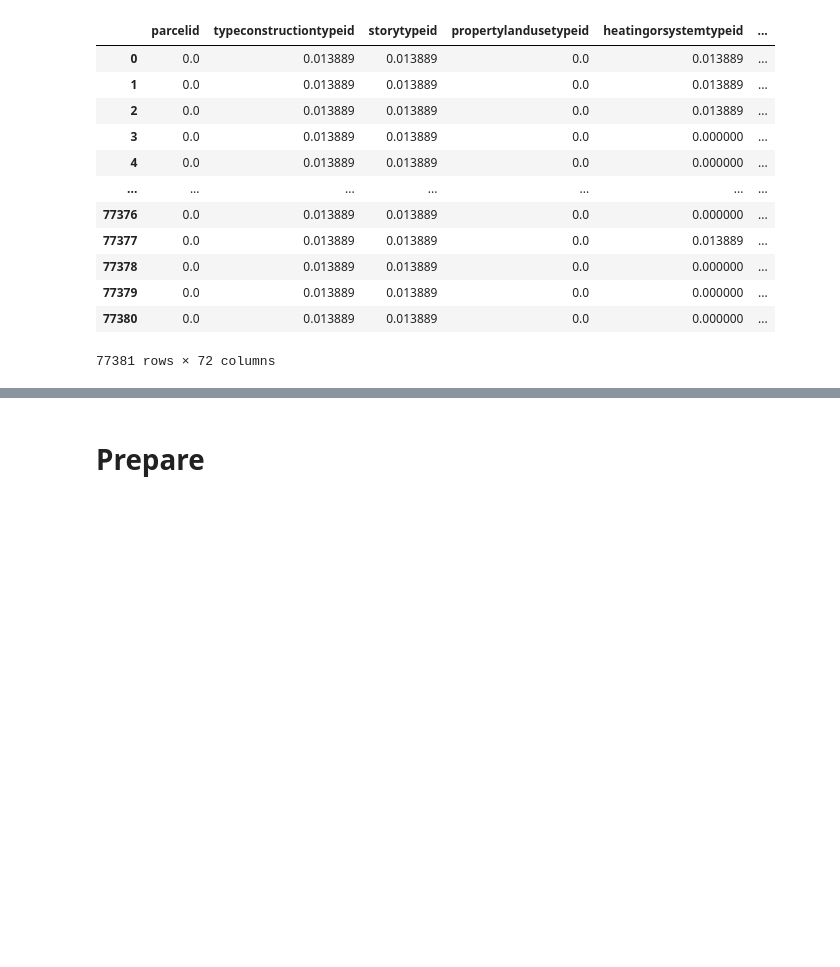
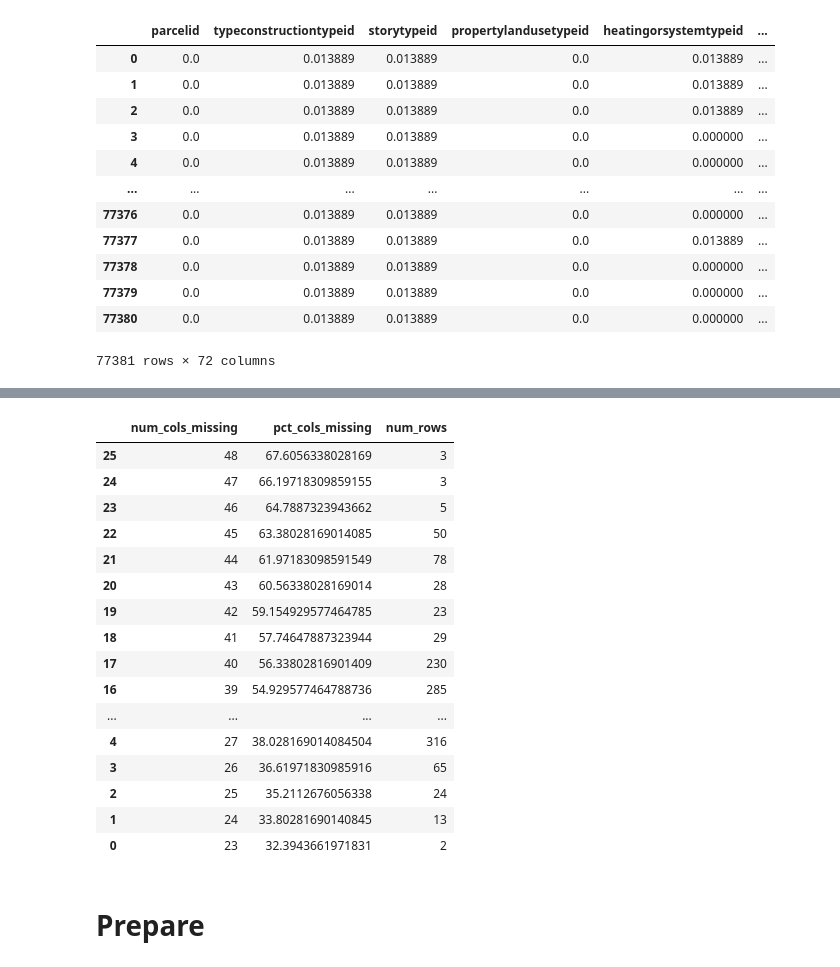
Before and after one commit to lukewbecker/clustering-exercises, a Jupyter notebook: clustering_wrangling.ipynb, the cells around one changed output, grey strips where cells are left out. Cells and saved outputs as stored; diff of their text form; code cells hidden in the pictures; blank space fills up the shorter version.

```diff
--- a/clustering_wrangling.ipynb
+++ b/clustering_wrangling.ipynb
@@ -577,0 +534,30 @@ dtype: int64
+# %%
+# Ryan's solution:
+
+def nulls_by_row(df):
+    num_cols_missing = df.isnull().sum(axis=1)
+    pct_cols_missing = df.isnull().sum(axis=1)/df.shape[1]*100
+    rows_missing = pd.DataFrame({'num_cols_missing': num_cols_missing, 'pct_cols_missing': pct_cols_missing}).reset_index().groupby(['num_cols_missing','pct_cols_missing']).count().rename(index=str, columns={'index': 'num_rows'}).reset_index()
+    return rows_missing
+
+null_rows = nulls_by_row(df)
+null_rows.sort_values(by="pct_cols_missing", ascending=False, inplace=True)
+null_rows
+# %% [output]
+|  | num_cols_missing | pct_cols_missing | num_rows |
+| 25 | 48 | 67.6056338028169 | 3 |
+| 24 | 47 | 66.19718309859155 | 3 |
+| 23 | 46 | 64.7887323943662 | 5 |
+| 22 | 45 | 63.38028169014085 | 50 |
+| 21 | 44 | 61.97183098591549 | 78 |
+| 20 | 43 | 60.56338028169014 | 28 |
+| 19 | 42 | 59.154929577464785 | 23 |
+| 18 | 41 | 57.74647887323944 | 29 |
+| 17 | 40 | 56.33802816901409 | 230 |
+| 16 | 39 | 54.929577464788736 | 285 |
+| ... | ... | ... | ... |
+| 4 | 27 | 38.028169014084504 | 316 |
+| 3 | 26 | 36.61971830985916 | 65 |
+| 2 | 25 | 35.2112676056338 | 24 |
+| 1 | 24 | 33.80281690140845 | 13 |
+| 0 | 23 | 32.3943661971831 | 2 |
```
Also changed, not shown: parts of 26 cells of this notebook.
